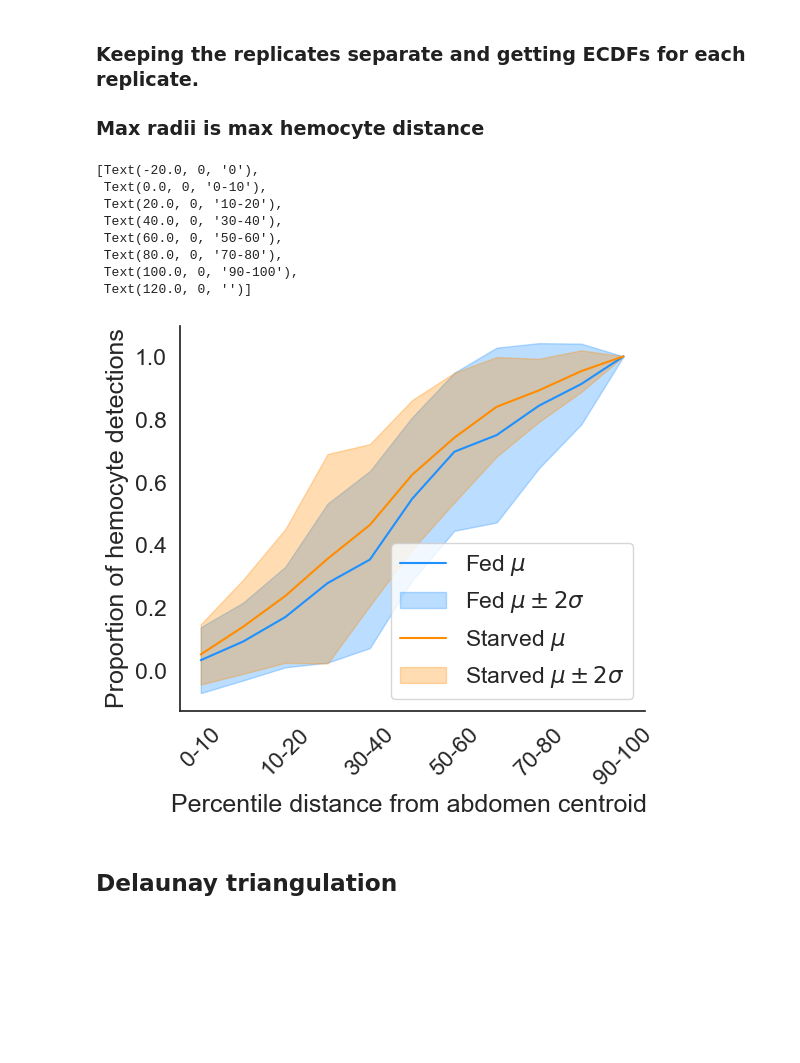
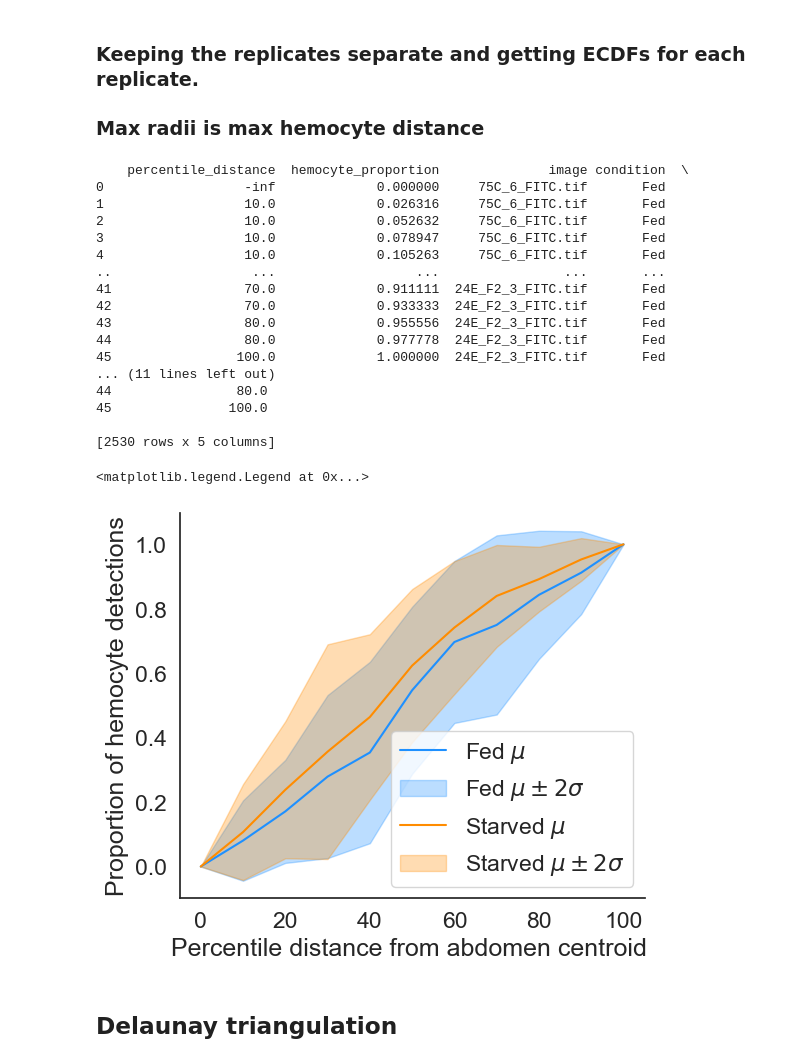
Before and after one commit to McCallLabBU/hemocyte_recruitment_image_quantification, a Jupyter notebook: code/exploratory_analysis_midsections.ipynb, the cells around one changed output. Saved outputs shown, nothing was run; the diff lists cells and outputs as text; code cells hidden in the pictures; blank space fills up the shorter version.

Commit message:
max hemocyte distance radii

```diff
--- a/code/exploratory_analysis_midsections.ipynb
+++ b/code/exploratory_analysis_midsections.ipynb
@@ -588,48 +588,58 @@ percentile_dist_persection_ecdfs_frames_df = pd.concat(percentile_dist_persectio
 #   (percentile_dist_persection_ecdfs_frames_df['percentile_distance'] == 100) &
 #   (percentile_dist_persection_ecdfs_frames_df['hemocyte_proportion'] <1) , 90, percentile_dist_persection_ecdfs_frames_df['percentile_distance']
 #   )
 
-#percentile_dist_persection_ecdfs_frames_df['percentile_distance'] = np.where(
-#   (percentile_dist_persection_ecdfs_frames_df['percentile_distance'] == 0) &
-#   (percentile_dist_persection_ecdfs_frames_df['hemocyte_proportion'] >0) , 10, percentile_dist_persection_ecdfs_frames_df['percentile_distance']
- #  )
+percentile_dist_persection_ecdfs_frames_df['percentile_distance'] = np.where(
+   (percentile_dist_persection_ecdfs_frames_df['percentile_distance'] == 0) &
+   (percentile_dist_persection_ecdfs_frames_df['hemocyte_proportion'] > 0) , 10, percentile_dist_persection_ecdfs_frames_df['percentile_distance']
+  )
 
 percentile_dist_persection_ecdfs_frames_df['percentile_dist_cat'] = percentile_dist_persection_ecdfs_frames_df['percentile_distance'].replace(-np.inf,0).astype('category')
-percentile_dist_persection_ecdfs_frames_df
+print(percentile_dist_persection_ecdfs_frames_df)
 #percentile_dist_persection_ecdfs_frames_df['percentile_dist_cat'] = pd.cut(percentile_dist_persection_ecdfs_frames_df["percentile_distance"],
 #                                                bins=[-np.inf,0,10,20,30,40,50,60,70,80,90,99,100],
 #                                                labels=[0,10,20,30,40,50,60,70,80,90,99,100])
 
 percentile_dist_persection_ecdfs_frames_df_mean = percentile_dist_persection_ecdfs_frames_df[['condition','percentile_dist_cat','hemocyte_proportion']].groupby(['condition','percentile_dist_cat']).agg(['mean','std'])
 percentile_dist_persection_ecdfs_frames_df_mean = percentile_dist_persection_ecdfs_frames_df_mean.droplevel(0,axis=1).reset_index()
 percentile_dist_persection_ecdfs_frames_df_mean['mean+sd'] = percentile_dist_persection_ecdfs_frames_df_mean['mean']+2*percentile_dist_persection_ecdfs_frames_df_mean['std']
 percentile_dist_persection_ecdfs_frames_df_mean['mean-sd'] = percentile_dist_persection_ecdfs_frames_df_mean['mean']-2*percentile_dist_persection_ecdfs_frames_df_mean['std']
 
 
 fed = percentile_dist_persection_ecdfs_frames_df_mean[percentile_dist_persection_ecdfs_frames_df_mean['condition']=='Fed']
 starved = percentile_dist_persection_ecdfs_frames_df_mean[percentile_dist_persection_ecdfs_frames_df_mean['condition']=='Starved']
 
 fig,ax =plt.subplots(figsize=(6,5))
 ax.plot(fed['percentile_dist_cat'],fed['mean'],color="dodgerblue", label="Fed")
 ax.fill_between(fed['percentile_dist_cat'],fed['mean+sd'], fed['mean-sd'], color="dodgerblue", alpha=0.3)
 ax.plot(starved['percentile_dist_cat'],starved['mean'],color="darkorange", label="Starved")
 ax.fill_between(starved['percentile_dist_cat'],starved['mean+sd'], starved['mean-sd'], color="darkorange", alpha=0.3)
 ax.spines['right'].set_visible(False)
 ax.spines['top'].set_visible(False)
 ax.set_xlabel("Percentile distance from abdomen centroid ")
 ax.set_ylabel("Proportion of hemocyte detections")
 ax.legend(['Fed $\mu$','Fed $\mu \pm 2\sigma$' , 'Starved $\mu$','Starved $\mu \pm 2\sigma$'], bbox_to_anchor=(1,0), loc="lower right", )
-ax.set_xticklabels([0,'0-10','10-20','30-40','50-60','70-80','90-100'],rotation=45)
+#ax.set_xticklabels([0,'0-10','10-20','30-40','50-60','70-80','90-100'],rotation=45)
 # %% [output]
-[Text(-20.0, 0, '0'),
- Text(0.0, 0, '0-10'),
- Text(20.0, 0, '10-20'),
- Text(40.0, 0, '30-40'),
- Text(60.0, 0, '50-60'),
- Text(80.0, 0, '70-80'),
- Text(100.0, 0, '90-100'),
- Text(120.0, 0, '')]
+    percentile_distance  hemocyte_proportion              image condition  \
+0                  -inf             0.000000     75C_6_FITC.tif       Fed
+1                  10.0             0.026316     75C_6_FITC.tif       Fed
+2                  10.0             0.052632     75C_6_FITC.tif       Fed
+3                  10.0             0.078947     75C_6_FITC.tif       Fed
+4                  10.0             0.105263     75C_6_FITC.tif       Fed
+..                  ...                  ...                ...       ...
+41                 70.0             0.911111  24E_F2_3_FITC.tif       Fed
+42                 70.0             0.933333  24E_F2_3_FITC.tif       Fed
+43                 80.0             0.955556  24E_F2_3_FITC.tif       Fed
+44                 80.0             0.977778  24E_F2_3_FITC.tif       Fed
+45                100.0             1.000000  24E_F2_3_FITC.tif       Fed
+... (11 lines left out)
+44                80.0
+45               100.0
+
+[2530 rows x 5 columns]
+<matplotlib.legend.Legend at 0x...>
-[figure, old version]
+[figure, new version]
 # %% [markdown]
 ## Delaunay triangulation
 # %%
```
Also changed, not shown: 1 other file.
